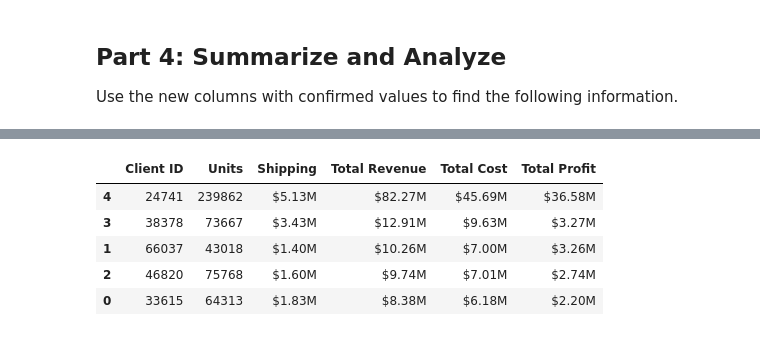
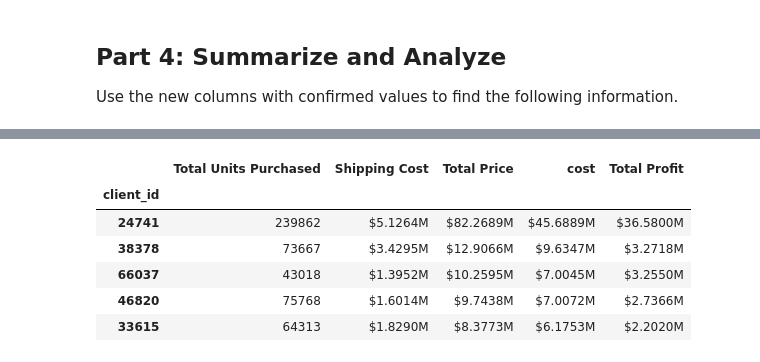
Before and after one commit to TGurke13/pandas-challenge-1, a Jupyter notebook: module_4_challenge.ipynb, the cells around one changed output, grey strips where cells are left out. Saved outputs shown, nothing was run; the diff lists cells and outputs as text; code cells hidden in the pictures.

```diff
--- a/module_4_challenge.ipynb
+++ b/module_4_challenge.ipynb
@@ -105,6 +136,8 @@ Do we know that this client spent the more money than client 66037? If not, how
 # of each line using unit cost, qty, and
 # shipping price (assume the shipping cost
 # is exactly what is charged to the client).
+df['cost'] = df['unit_cost'] * df['qty'] + df['shipping_price']
+df.head()
 # %% [output]
 |  | first | last | job | phone | email | client_id | order_id | order_date | order_week | order_year | ... |
 | 0 | Donald | Harding | Immunologist | 793-904-7725x39308 | harding.donald.7185@sullivan.com | 58515 | 8953482 | 2023-04-28 | 17 | 2023 | ... |
@@ -114,6 +149,8 @@ Do we know that this client spent the more money than client 66037? If not, how
 # %%
 # Create a column for the profit of
 # each line using line cost and line price
+df['profit'] = df['total_price'] - df['cost']
+df.head()
 # %% [output]
 |  | first | last | job | phone | email | client_id | order_id | order_date | order_week | order_year | ... |
 | 0 | Donald | Harding | Immunologist | 793-904-7725x39308 | harding.donald.7185@sullivan.com | 58515 | 8953482 | 2023-04-28 | 17 | 2023 | ... |
@@ -152,4 +201,6 @@ Use the new columns with confirmed values to find the following information.
 # for the top 5 clients with the following information:
 # total units purchased, total shipping price,
 # total revenue, and total profit. Sort by total profit.
+top5_df = df.loc[df['client_id'].isin(top5_clients), :].groupby('client_id').agg({'qty': 'sum', 'shipping_price': 'sum', 'total_price': 'sum', 'cost': 'sum', 'profit': 'sum'}).sort_values('profit', ascending=False)
+top5_df.head()
 # %% [output]
@@ -163,12 +215,25 @@ Use the new columns with confirmed values to find the following information.
 # Format the data and rename the columns
 # to names suitable for presentation.
 # Currency should be in millions of dollars.
+#top5_df['shipping_price'] = top5_df['shipping_price'] / 1000000
+#top5_df['shipping_price'] = top5_df['shipping_price'].map('${:,.4f}M'.format)
+con_columns = ['shipping_price', 'total_price', 'cost', 'profit']
+for col in con_columns:
+    top5_df[col] = top5_df[col] / 1000000
+for col in con_columns:
+    top5_df[col] = top5_df[col].map('${:,.4f}M'.format)
+top5_format = top5_df.rename(columns={'qty': 'Total Units Purchased',
+                                    'shipping_price': 'Shipping Cost',
+                                    'total_price' : 'Total Price',
+                                    'profit' : 'Total Profit'})
 # %%
 # Sort the updated data by "Total Profit" form highest to lowest
+top5_format.sort_values('Total Profit', ascending=False)
 # %% [output]
-|  | Client ID | Units | Shipping | Total Revenue | Total Cost | Total Profit |
-| 4 | 24741 | 239862 | $5.13M | $82.27M | $45.69M | $36.58M |
-| 3 | 38378 | 73667 | $3.43M | $12.91M | $9.63M | $3.27M |
-| 1 | 66037 | 43018 | $1.40M | $10.26M | $7.00M | $3.26M |
-| 2 | 46820 | 75768 | $1.60M | $9.74M | $7.01M | $2.74M |
-| 0 | 33615 | 64313 | $1.83M | $8.38M | $6.18M | $2.20M |
+|  | Total Units Purchased | Shipping Cost | Total Price | cost | Total Profit |
+| client_id |  |  |  |  |  |
+| 24741 | 239862 | $5.1264M | $82.2689M | $45.6889M | $36.5800M |
+| 38378 | 73667 | $3.4295M | $12.9066M | $9.6347M | $3.2718M |
+| 66037 | 43018 | $1.3952M | $10.2595M | $7.0045M | $3.2550M |
+| 46820 | 75768 | $1.6014M | $9.7438M | $7.0072M | $2.7366M |
+| 33615 | 64313 | $1.8290M | $8.3773M | $6.1753M | $2.2020M |
```
Also changed, not shown: parts of 15 cells of this notebook.
